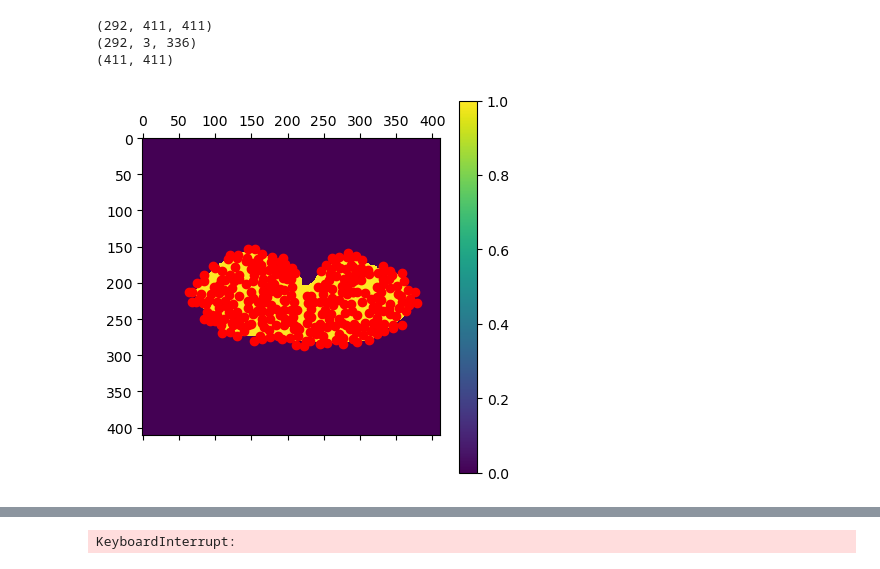
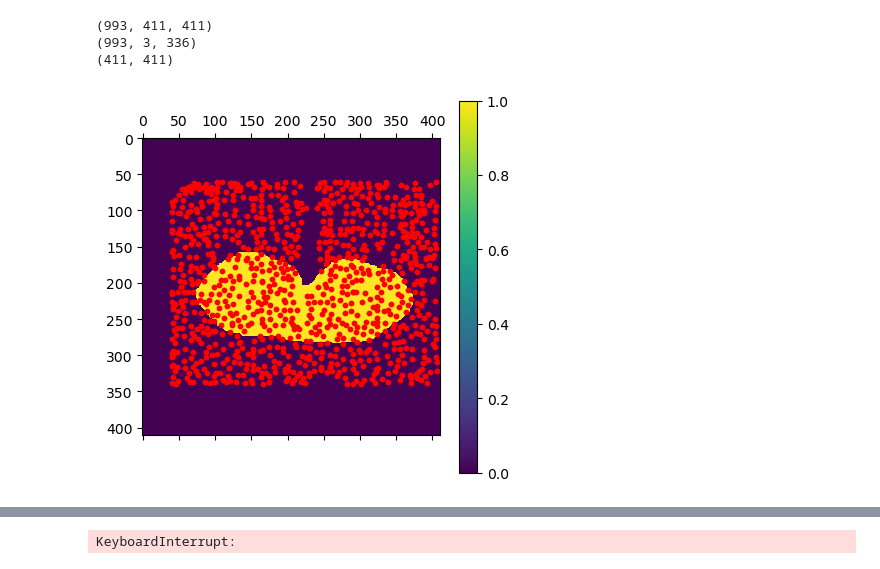
Before and after one commit to WaAaaAterfall/offline-method, a Jupyter notebook: plotting/coordinate.ipynb, the cells around one changed output, grey strips where cells are left out. Cells and saved outputs as stored; diff of their text form; code cells hidden in the pictures.

```diff
--- a/plotting/coordinate.ipynb
+++ b/plotting/coordinate.ipynb
@@ -6,15 +6,15 @@ import umap
 # %%
 plane_index = 3
 # %%
-pt_neuron_array = np.load(f'data/p{plane_index}/p{plane_index}_neuron_array_preprocessed.npy')
-pt_cal_act = np.load(f'data/p{plane_index}/p{plane_index}_stim_preprocessed.npy')
+pt_neuron_array = np.load(f'data/p{plane_index}/p{plane_index}_all_neuron_array_preprocessed.npy')
+pt_cal_act = np.load(f'data/p{plane_index}/p{plane_index}_all_neuron_stimwise_preprocessed.npy')
 mask_path = f'data/p{plane_index}/Mask.tif'
 mask = tifffile.imread(mask_path)
 print(np.shape(pt_neuron_array))
 print(np.shape(pt_cal_act))
 print(np.shape(mask))
 # %% [output]
-(292, 411, 411)
-(292, 3, 336)
+(993, 411, 411)
+(993, 3, 336)
 (411, 411)
 # %%
@@ -26,21 +26,21 @@ fit_avg_barcode = np.load(f'data/p{plane_index}/ttest_out/fit_avg_barcode.npy')
 # %%
-mean_coord = np.zeros((np.shape(pt_neuron_array)[0], 2))
+median_coord = np.zeros((np.shape(pt_neuron_array)[0], 2))
 for neuron in range(np.shape(pt_neuron_array)[0]):#np.shape(pt_neuron_array)[0]
     mean_x = 0
     mean_y = 0
     coordinate_record = np.where(pt_neuron_array[neuron] > 0)
     #print(pt_neuron_array[neuron, coordinate_record[0][1], coordinate_record[1][1]])
     #print(coordinate_record[0][1], coordinate_record[1][1])
     #print(np.shape(coordinate_record))
     loc_record = pt_neuron_array[neuron, coordinate_record[0], coordinate_record[1]]
     assert(loc_record.all() == 1)
-    mean_y = np.mean(coordinate_record[0])
-    mean_x = np.mean(coordinate_record[1])
-    mean_coord[neuron] = np.array([mean_x, mean_y])
+    mean_y = np.median(coordinate_record[0])
+    mean_x = np.median(coordinate_record[1])
+    median_coord[neuron] = np.array([mean_x, mean_y])
 plt.matshow(mask)
-plt.scatter(mean_coord[:,0], mean_coord[:, 1], color = 'red')
+plt.scatter(median_coord[:,0], median_coord[:, 1], color = 'red', s = 10)
 plt.colorbar()
 #plt.savefig(f'umap_plot/p{plane_index}/neuron_coordinate.png')
 plt.show()
 # %% [output]
-[figure, old version]
+[figure, new version]
```
Also changed, not shown: parts of 2 cells of this notebook, 2 other files.
